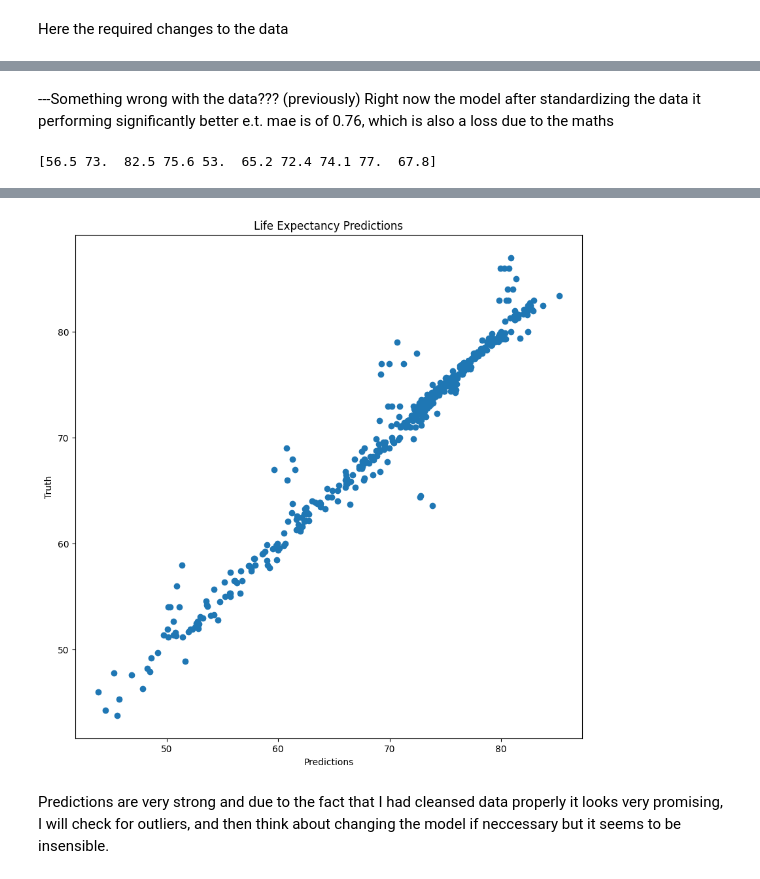
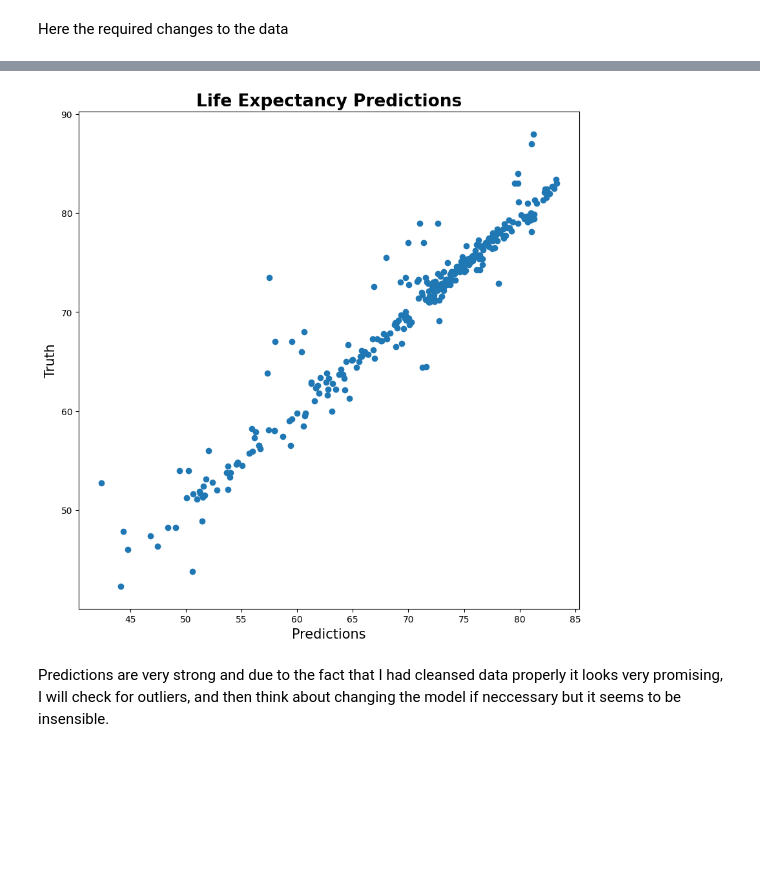
Before and after one commit to LozinskiMatthew/Life-Expectancy-Model, a Jupyter notebook: LifeExpectancyModel.ipynb, the cells around one changed output, grey strips where cells are left out. Saved outputs shown, nothing was run; the diff lists cells and outputs as text; code cells hidden in the pictures; blank space fills up the shorter version.

Commit message:
Life Expectancy Model, almost entirely finished, it shall get a proper description, readMe and Optuna FT

```diff
--- a/LifeExpectancyModel.ipynb
+++ b/LifeExpectancyModel.ipynb
@@ -773,2 +945,10 @@ def standardize(x, mean, std):
+# %%
+X_train = train_dataset_final.drop(labels=['Life expectancy '], axis=1)
+X_validation = validation_dataset_final.drop(labels=['Life expectancy '], axis=1)
+X_test = test_dataset_final.drop(labels=['Life expectancy '], axis=1)
+
+y_train = train_dataset_final['Life expectancy '].to_numpy()
+y_validation = validation_dataset_final['Life expectancy '].to_numpy()
+y_test = test_dataset_final['Life expectancy '].to_numpy()
 # %% [markdown]
 Here the required changes to the data
@@ -825,18 +965,20 @@ array([[-0.54232614,  0.21890533, -0.05425703, ...,  0.        ,
 # %%
 model_0 = tf.keras.Sequential([
-    tf.keras.layers.Dense(100, activation = 'elu' ),
-    tf.keras.layers.Dense(50, activation = 'elu'),
-    tf.keras.layers.Dense(10, activation = 'elu'),
+    tf.keras.layers.Dense(80, activation = 'relu' ),
+    tf.keras.layers.Dense(60, activation = 'relu'),
+    tf.keras.layers.Dense(30, activation = 'relu'),
+    tf.keras.layers.Dense(10, activation = 'relu'),
     tf.keras.layers.Dense(1)
 ])
 
 model_0.compile(
     metrics=['mae'],
     loss=tf.keras.losses.mae,
-    optimizer=tf.keras.optimizers.Adam(learning_rate=0.0005)
+    optimizer=tf.keras.optimizers.Adam(learning_rate=0.00008)
 )
 
-model_0.fit(X_train, y_train, epochs=100)
+model_0.fit(X_train, y_train, epochs=100, validation_data=(X_validation, y_validation), verbose=1, \
+            callbacks=[tf.keras.callbacks.EarlyStopping(patience=7)])
 
 model_0.evaluate(X_test, y_test)
 # %% [output]
@@ -861,34 +1003,27 @@ Epoch 100/100
-# %% [markdown]
----Something wrong with the data??? (previously)
-Right now the model after standardizing the data it performing significantly better e.t. mae is of 0.76, which is also a loss due to the maths
-# %%
-print(y_test[:10])
-#Dokładny wynik jest w pewnym stopniu zalezny od znalezionego lokalnego minimum, ktore moze bedzie blisko globalnego, widac to po
-# Kolejnych uruchomieniach apki
-# %% [output]
-[56.5 73.  82.5 75.6 53.  65.2 72.4 74.1 77.  67.8]
 # %%
+"""
 sampled_data = X_test[10]
 true_data = y_test[10]
 sampled_data_reshaped = np.expand_dims(sampled_data, axis=0)
 predicted_label = model_0.predict(sampled_data_reshaped)
 print(f"Predicted label: {predicted_label}")
 print(f"True label: {true_data}")
+"""
+def plot_results(model=model_0):
+  predictions = model.predict(X_test)
 
-predictions = model_0.predict(X_test)
+  fig, ax = plt.subplots(
+      figsize=(10, 10)
+  )
+  plt.set_cmap('winter')
+  ax.scatter(predictions, y_test)
 
-fig, ax = plt.subplots(
-    figsize=(10, 10)
-)
-plt.set_cmap('winter')
-ax.scatter(predictions, y_test)
+  title_font = {'fontsize': 19, 'fontweight': 'bold', 'fontname': 'Times New Roman'}
+  label_font = {'fontsize': 15, 'fontweight': 'normal', 'fontname': 'Times New Roman'}
 
-ax.set(
-    xlabel="Predictions",
-    ylabel="Truth",
-    title="Life Expectancy Predictions"
-)
+  ax.set_title("Life Expectancy Predictions", fontdict=title_font)
+  ax.set_ylabel("Truth", fontdict=label_font)
+  ax.set_xlabel("Predictions", fontdict=label_font)
 
-
-# sampled_data
+plot_results()
 # %% [output]
@@ -902,4 +1047,4 @@ True label: 73.1
-[figure, old version]
+[figure, new version]
 # %%
 #Due to a strange results, and immidiate jump within gradient descent, it quite obviously means, that one of the dimensions(atleast one) is
 # significally different in terms of significance from the others thus I shall decide whether to standardize or normalize the data.
```
Also changed, not shown: parts of 53 cells of this notebook.
